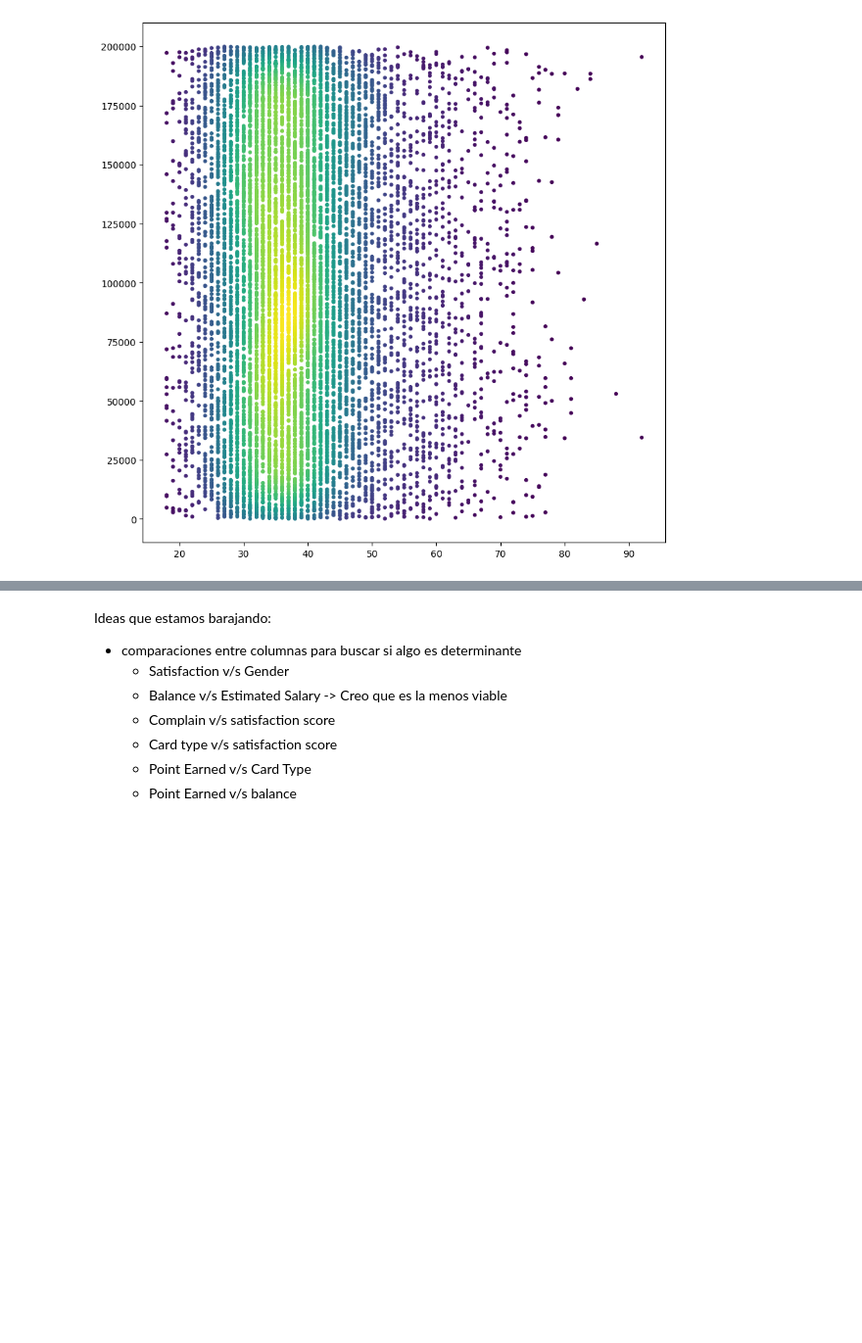
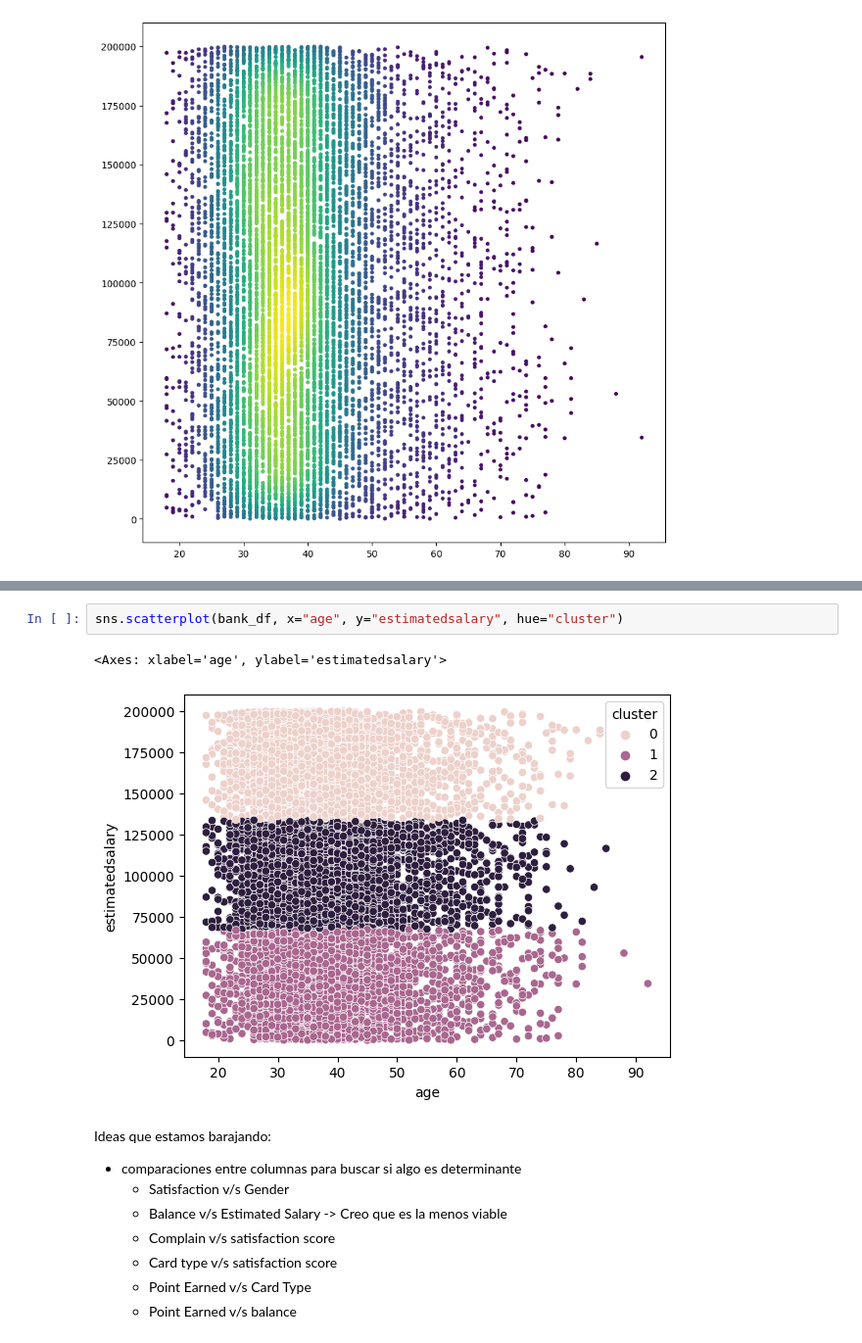
Before and after one commit to ElKroko/Data-Science, a Jupyter notebook: Tarea 3/Enunciado_Lab_3_Clustering_y_Reglas_de_Asociación.ipynb, the cells around one changed output, grey strips where cells are left out. Shown at 98% size. Drawn from its saved outputs; the diff is of its cells as text; blank space fills up the shorter version.

```diff
--- a/Tarea 3/Enunciado_Lab_3_Clustering_y_Reglas_de_Asociación.ipynb
+++ b/Tarea 3/Enunciado_Lab_3_Clustering_y_Reglas_de_Asociación.ipynb
@@ -253,3 +316,8 @@ plt.show()
+# %%
+sns.scatterplot(bank_df, x="age", y="estimatedsalary", hue="cluster")
+# %% [output]
+<Axes: xlabel='age', ylabel='estimatedsalary'>
+[figure, added]
 # %% [markdown]
 Ideas que estamos barajando:
 
```
Also changed, not shown: parts of 24 cells of this notebook.
